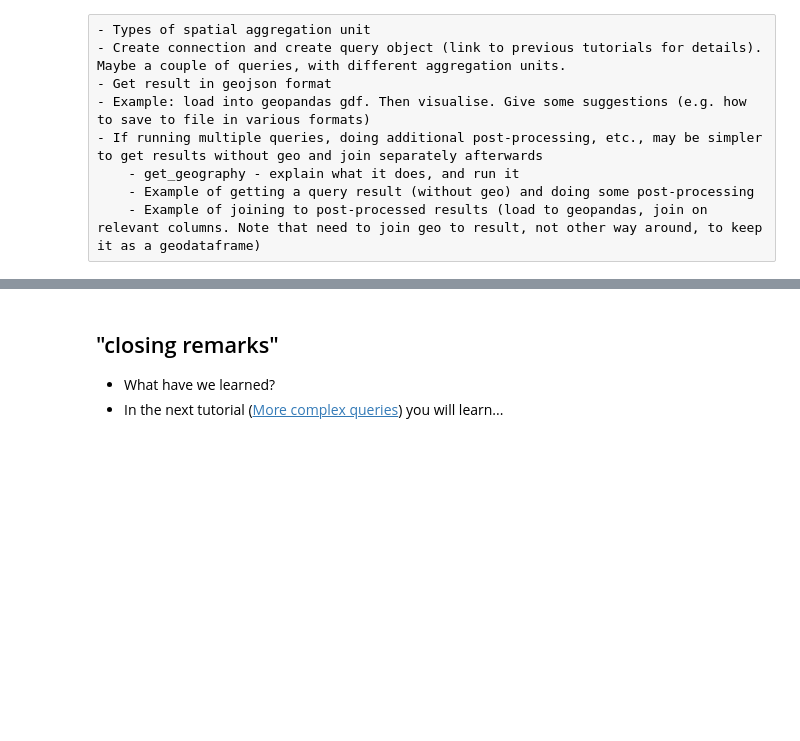
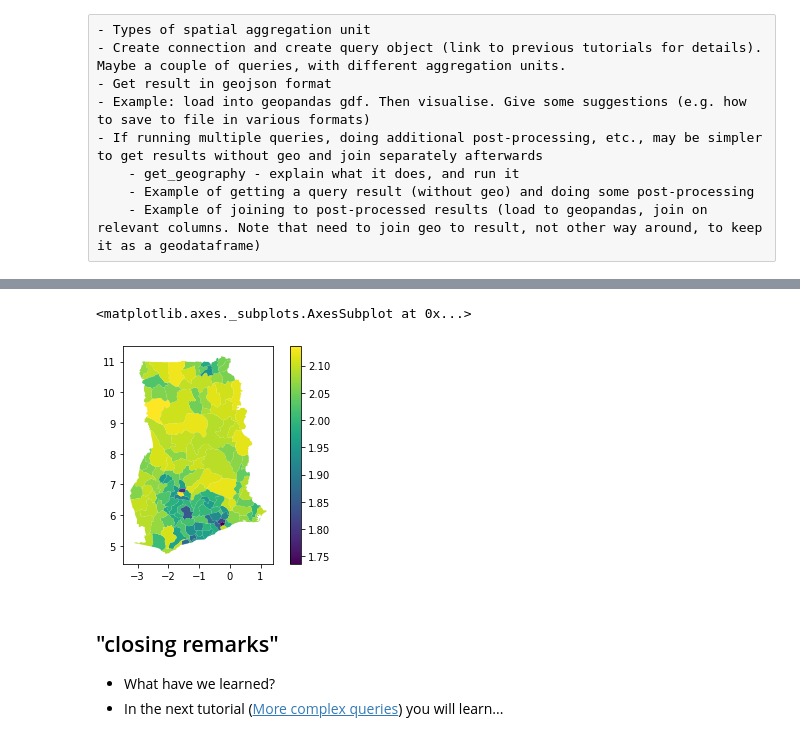
Before and after one commit to Flowminder/FlowKit-tutorials-Ghana, a Jupyter notebook: 03-geography.ipynb, the cells around one changed output, grey strips where cells are left out. Cells and saved outputs as stored; diff of their text form; code cells hidden in the pictures; blank space fills up the shorter version.

```diff
--- a/03-geography.ipynb
+++ b/03-geography.ipynb
@@ -18,0 +117,4 @@ In this tutorial you will learn:
+# %%
+subscriber_counts_query_result_dataframe = subscriber_counts_query_result_dataframe.rename(columns={"value": "subscriber_count"})
+# %%
+joined_results = event_counts_query_result_dataframe.merge(subscriber_counts_query_result_dataframe, on="pcod")
@@ -18,0 +137,3 @@ In this tutorial you will learn:
+# %%
+joined_results["events_per_subscriber"] = joined_results["event_count"] / joined_results["subscriber_count"]
+joined_results
@@ -19,3 +154,10 @@ In this tutorial you will learn:
+# %%
+joined_results_with_geography = admin2_geopandas.merge(joined_results, on="pcod")
+# %%
+joined_results_with_geography.plot(column="events_per_subscriber", legend=True)
+# %% [output]
+<matplotlib.axes._subplots.AxesSubplot at 0x...>
+[figure, added]
 # %% [markdown]
 ## "closing remarks"
 
```
Also changed, not shown: parts of 16 cells of this notebook, 1 other file.
